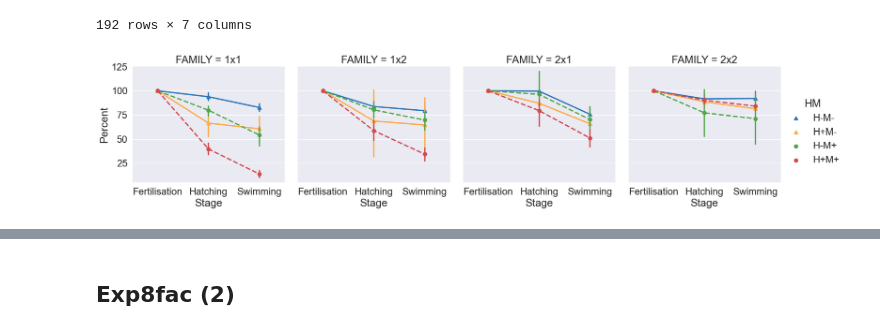
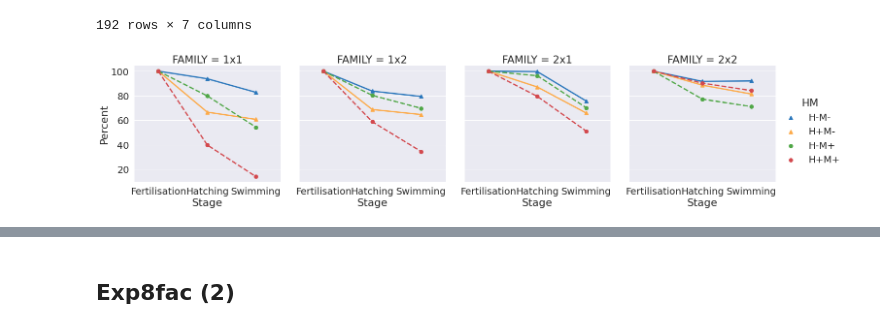
Before and after one commit to mitoclub/fish-strong-purifying-selection, a Jupyter notebook: notebooks/table_3_5_visualisation.ipynb, the cells around one changed output, grey strips where cells are left out. Cells and saved outputs as stored; diff of their text form; code cells hidden in the pictures.

```diff
--- a/notebooks/table_3_5_visualisation.ipynb
+++ b/notebooks/table_3_5_visualisation.ipynb
@@ -296,8 +344,11 @@ exp5main_melted
 # %%
 sns.set_style('darkgrid')
 exp5main_plot_with_whiskers = sns.catplot(data=exp5main_melted, x='Stage', y='Percent', hue='HM', col='FAMILY',
                            hue_order=['H-M-', 'H+M-', 'H-M+', 'H+M+'],
                           kind="point", linestyles=["-", "-", "--", '--'], markers=['^', '^', 'o', 'o'],
-                          palette={'H-M-': '#2976bb', 'H+M-': '#fdaa48', 'H-M+': '#50a747', 'H+M+': '#d3494e'})
+                          palette={'H-M-': '#2976bb', 'H+M-': '#fdaa48', 'H-M+': '#50a747', 'H+M+': '#d3494e'},
+                                         errorbar=None)
+plt.savefig('../figures/paper1/exp5lab_stages.png')
+plt.savefig('../figures/paper1/exp5lab_stages.pdf', format='pdf')
 # %% [output]
-[figure, old version]
+[figure, new version]
```
Also changed, not shown: parts of 46 cells of this notebook, 22 other files.
